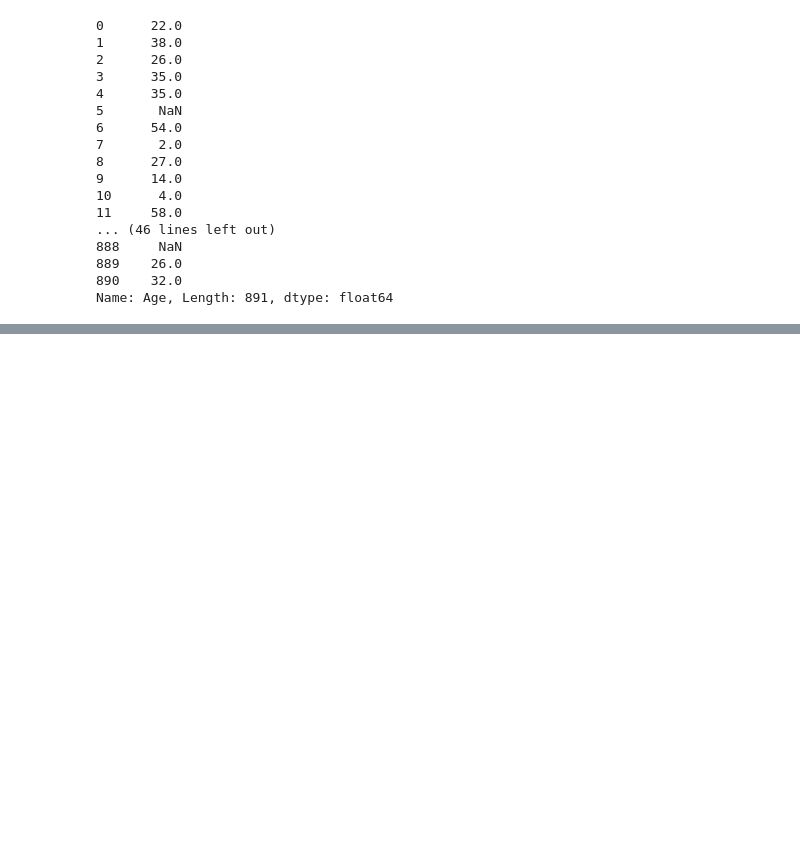
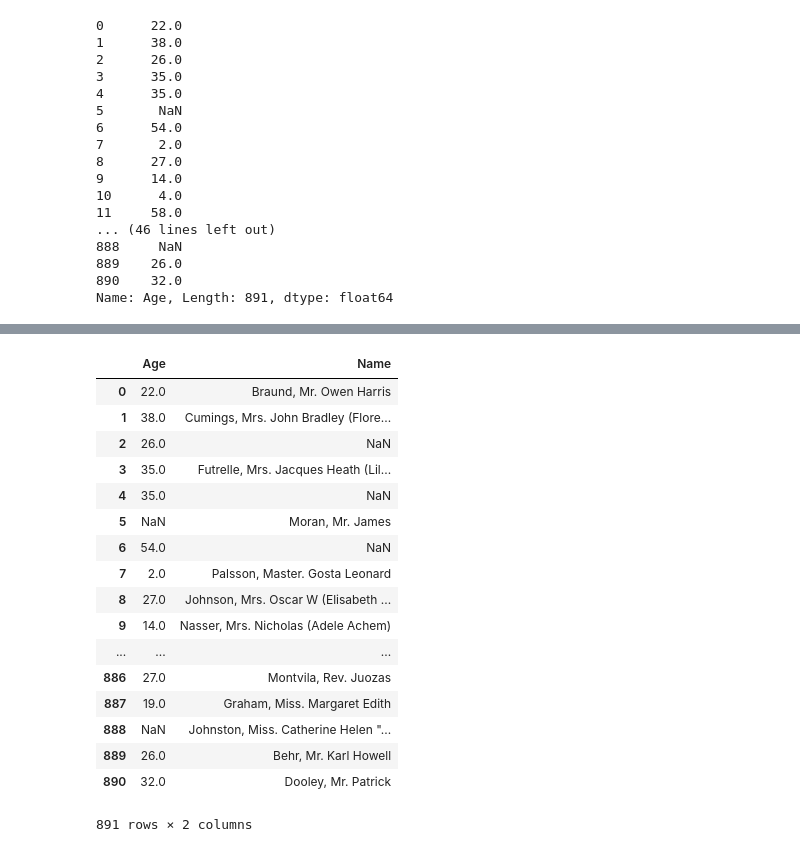
Before and after one commit to chj0124/credit-modeling, a Jupyter notebook: lesson3-重要的Python包讲解/Pandas/show_you_the_money.ipynb, the cells around one changed output, grey strips where cells are left out. Cells and saved outputs as stored; diff of their text form; code cells hidden in the pictures; blank space fills up the shorter version.

```diff
--- a/lesson3-重要的Python包讲解/Pandas/show_you_the_money.ipynb
+++ b/lesson3-重要的Python包讲解/Pandas/show_you_the_money.ipynb
@@ -102,0 +68,21 @@ Name: Age, Length: 891, dtype: bool
+# %%
+df1.loc[:,["Age","Name"]]
+# %% [output]
+|  | Age | Name |
+| 0 | 22.0 | Braund, Mr. Owen Harris |
+| 1 | 38.0 | Cumings, Mrs. John Bradley (Flore... |
+| 2 | 26.0 | NaN |
+| 3 | 35.0 | Futrelle, Mrs. Jacques Heath (Lil... |
+| 4 | 35.0 | NaN |
+| 5 | NaN | Moran, Mr. James |
+| 6 | 54.0 | NaN |
+| 7 | 2.0 | Palsson, Master. Gosta Leonard |
+| 8 | 27.0 | Johnson, Mrs. Oscar W (Elisabeth ... |
+| 9 | 14.0 | Nasser, Mrs. Nicholas (Adele Achem) |
+| ... | ... | ... |
+| 886 | 27.0 | Montvila, Rev. Juozas |
+| 887 | 19.0 | Graham, Miss. Margaret Edith |
+| 888 | NaN | Johnston, Miss. Catherine Helen "... |
+| 889 | 26.0 | Behr, Mr. Karl Howell |
+| 890 | 32.0 | Dooley, Mr. Patrick |
+891 rows × 2 columns
```
Also changed, not shown: parts of 25 cells of this notebook, 1 other file.
